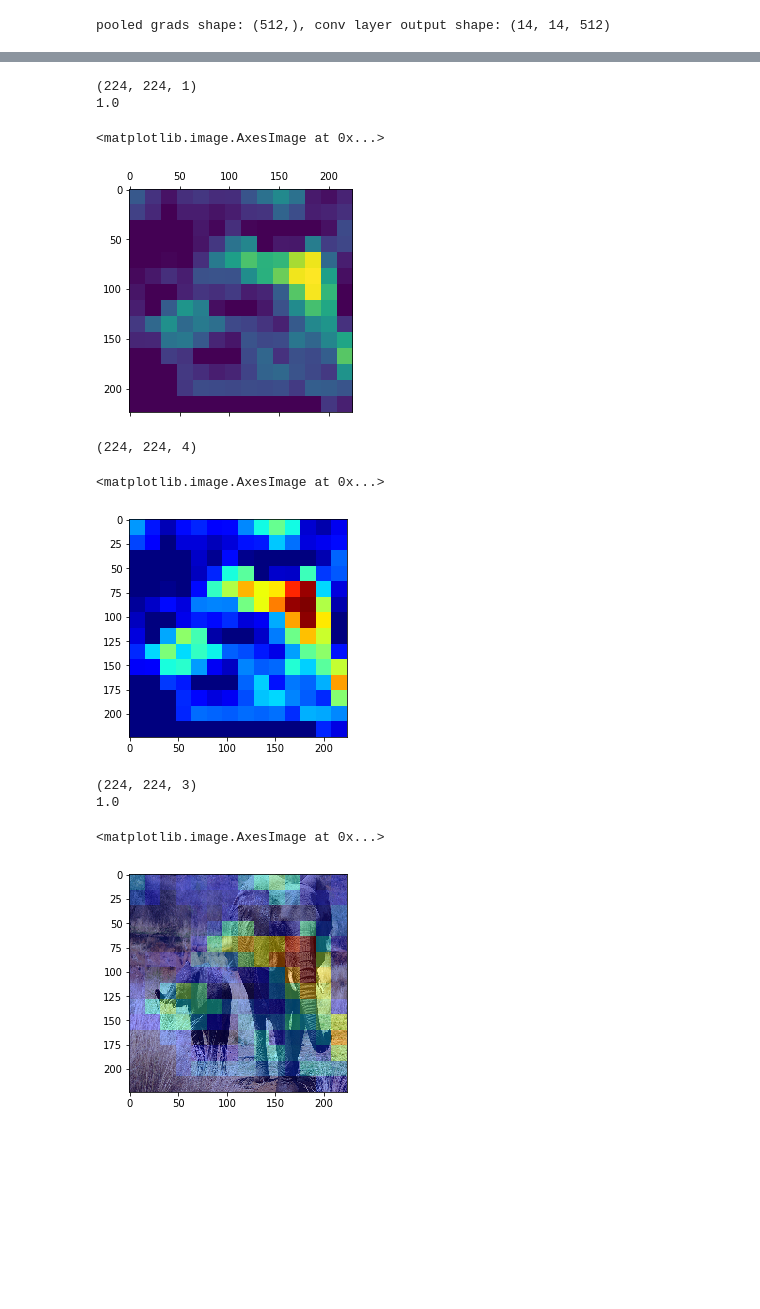
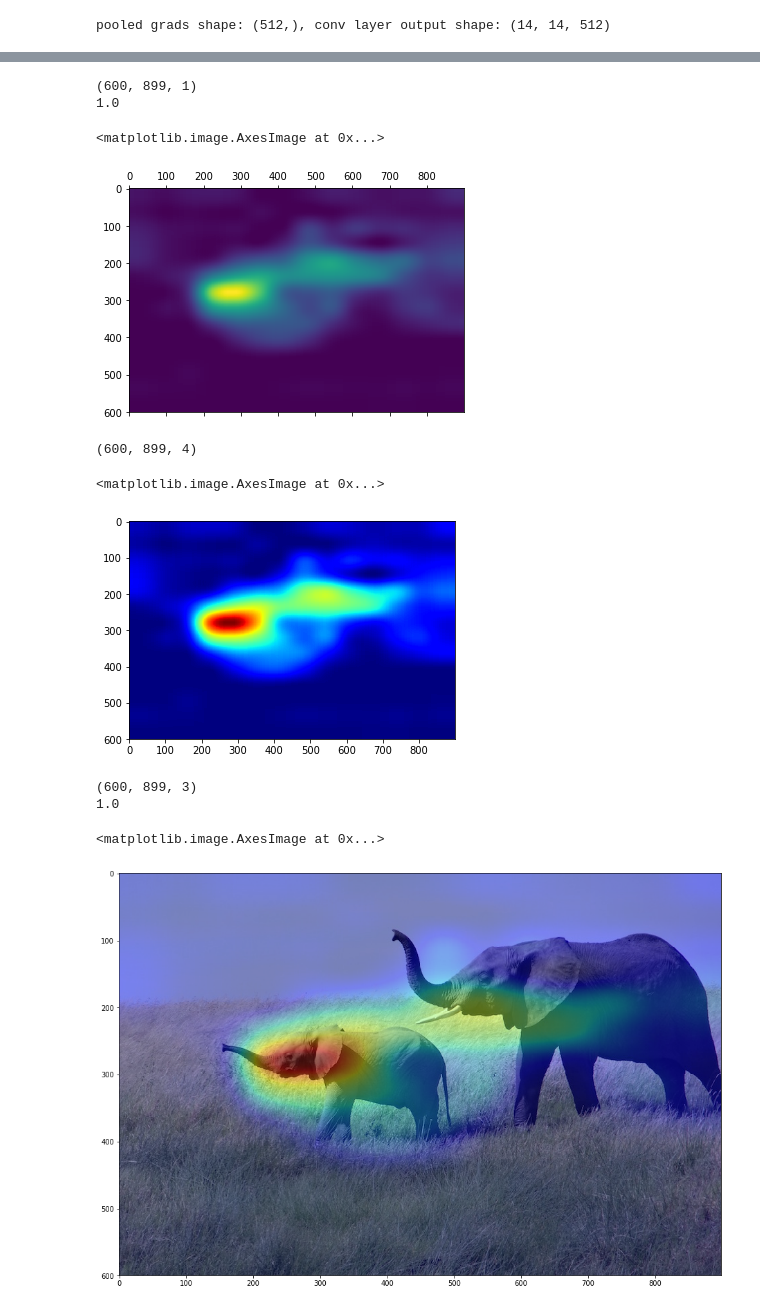
Before and after one commit to 0xb0b/deep_learning_with_python, a Jupyter notebook: grad_cam/vizualize_class_heatmap.ipynb, the cells around one changed output, grey strips where cells are left out. Saved outputs shown, nothing was run; the diff lists cells and outputs as text; code cells hidden in the pictures; blank space fills up the shorter version.

```diff
--- a/grad_cam/vizualize_class_heatmap.ipynb
+++ b/grad_cam/vizualize_class_heatmap.ipynb
@@ -25,10 +25,14 @@ Trainable params: 138,357,544
 Non-trainable params: 0
 _________________________________________________________________
 # %%
+img_original = image.load_img('../.data/grad_cam/elephants_book.jpeg')
+img_array_original = image.img_to_array(img_original)
+height, width = img_array_original.shape[:2]
+img_original_normalized = img_array_original / 255.
+print("original image shape: {}".format(img_original_normalized.shape))
+print("original image max: {}".format(np.max(img_original_normalized)))
 img_size = (224, 224)
-img = image.load_img('../.data/grad_cam/elephants.png', target_size=img_size)
+img = image.load_img('../.data/grad_cam/elephants_book.jpeg', target_size=img_size)
 x = image.img_to_array(img).astype(np.uint8)
-print(x.shape)
-print(np.max(x))
-img_normalized = x / 255.
+print("x shape: {}".format(x.shape))
 # %% [output]
@@ -91,36 +96,39 @@ viz.matshow(heatmap)
 # before converting to image have to add channel dimension to array
 heatmap_img = image.array_to_img(np.expand_dims(heatmap, axis=-1))
 # %%
+import PIL
+
 # resize heatmap
-heatmap_img = heatmap_img.resize(img_size)
+heatmap_img = heatmap_img.resize((width, height), resample=PIL.Image.BICUBIC)
 heatmap_grayscale = image.img_to_array(heatmap_img) / 255.
 print(heatmap_grayscale.shape)
 print(np.max(heatmap_grayscale))
 viz.matshow(heatmap_grayscale[:, :, 0])
 # %% [output]
-(224, 224, 1)
+(600, 899, 1)
 1.0
 <matplotlib.image.AxesImage at 0x...>
-[figure, old version]
+[figure, new version]
 # %%
 colormap = viz.get_cmap('jet')
 heatmap_jet = colormap(heatmap_grayscale[:, :, 0])
 print(heatmap_jet.shape)
 viz.imshow(heatmap_jet)
 # %% [output]
-(224, 224, 4)
+(600, 899, 4)
 <matplotlib.image.AxesImage at 0x...>
-[figure, old version]
+[figure, new version]
 # %%
 heatmap_jet = heatmap_jet[:, :, :3]
 print(heatmap_jet.shape)
 print(np.max(heatmap_jet))
 # %% [output]
-(224, 224, 3)
+(600, 899, 3)
 1.0
 # %%
-img_superimposed = heatmap_jet * 0.4 + img_normalized * 0.6
+img_superimposed = heatmap_jet * 0.4 + img_original_normalized * 0.59
+viz.figure(figsize=(16, (16 * height) / width))
 viz.imshow(img_superimposed)
 # %% [output]
 <matplotlib.image.AxesImage at 0x...>
-[figure, old version]
+[figure, new version]
```
Also changed, not shown: parts of 4 cells of this notebook.
